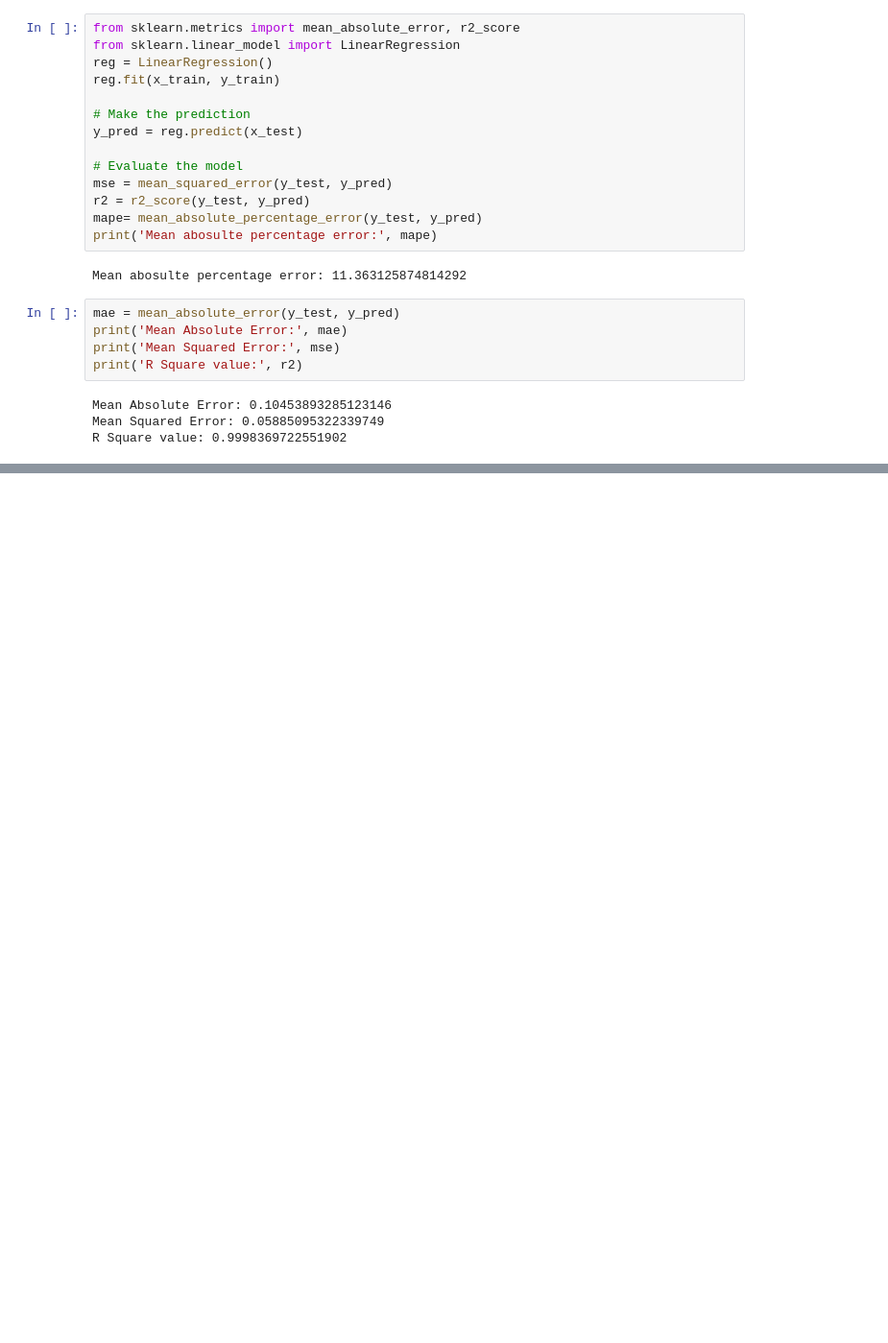
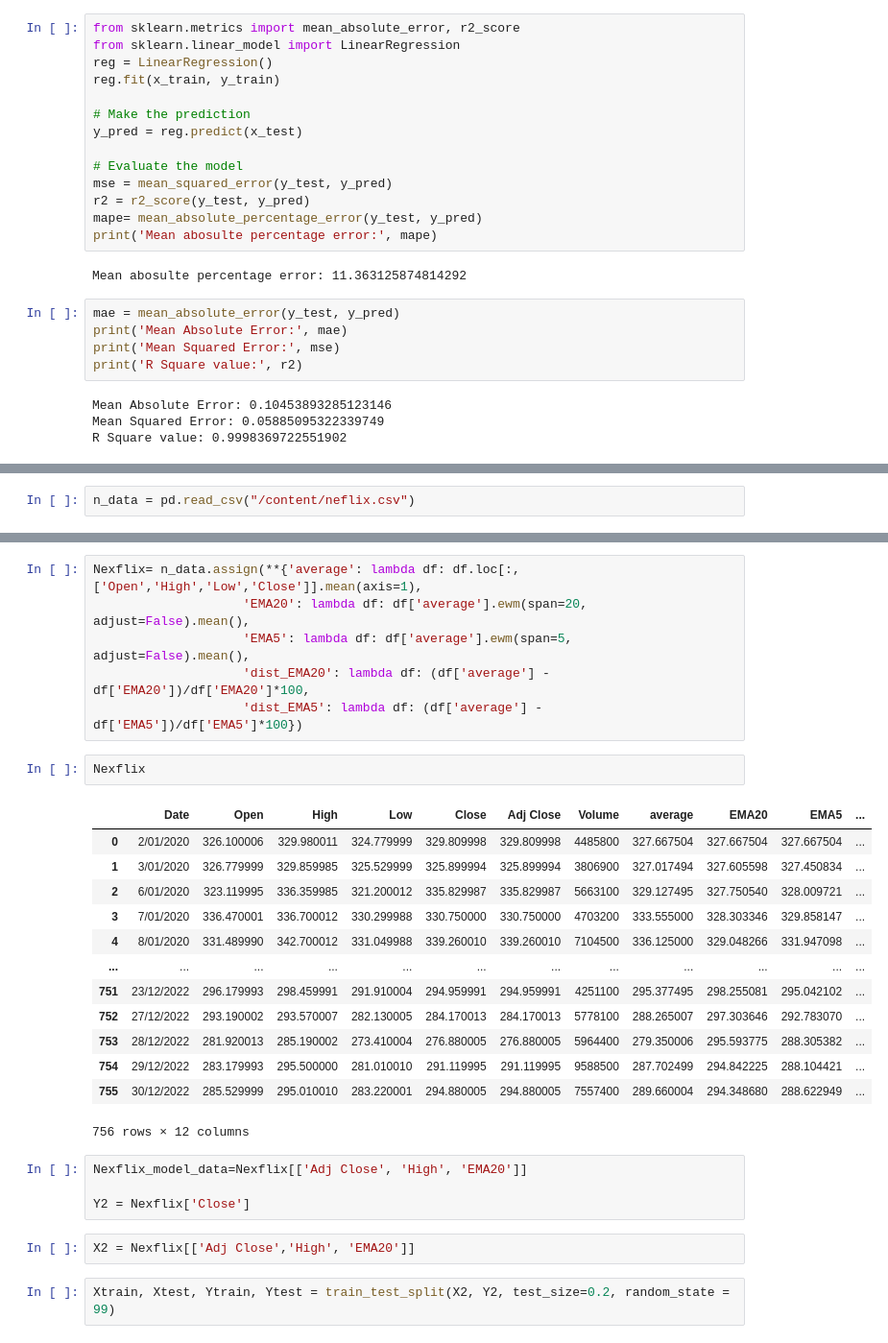
Before and after one commit to abosedealli/Stockprediction, a Jupyter notebook: LINEAR REGRESSION stock_dataset_preprocessing.ipynb, the cells around one changed output, grey strips where cells are left out. Shown: that part at 96% size. Saved outputs shown, nothing was run; the diff lists cells and outputs as text; blank space fills up the shorter version.

```diff
--- a/LINEAR REGRESSION stock_dataset_preprocessing.ipynb
+++ b/LINEAR REGRESSION stock_dataset_preprocessing.ipynb
@@ -229,0 +232,2 @@ Linear regression is not a good model for time series data thus we will use LSTM
+# %%
+n_data = pd.read_csv("/content/neflix.csv")
@@ -229,0 +250,30 @@ Linear regression is not a good model for time series data thus we will use LSTM
+# %%
+Nexflix= n_data.assign(**{'average': lambda df: df.loc[:,['Open','High','Low','Close']].mean(axis=1),
+                    'EMA20': lambda df: df['average'].ewm(span=20, adjust=False).mean(),
+                    'EMA5': lambda df: df['average'].ewm(span=5, adjust=False).mean(),
+                    'dist_EMA20': lambda df: (df['average'] - df['EMA20'])/df['EMA20']*100,
+                    'dist_EMA5': lambda df: (df['average'] - df['EMA5'])/df['EMA5']*100})
+# %%
+Nexflix
+# %% [output]
+|  | Date | Open | High | Low | Close | Adj Close | Volume | average | EMA20 | EMA5 | ... |
+| 0 | 2/01/2020 | 326.100006 | 329.980011 | 324.779999 | 329.809998 | 329.809998 | 4485800 | 327.667504 | 327.667504 | 327.667504 | ... |
+| 1 | 3/01/2020 | 326.779999 | 329.859985 | 325.529999 | 325.899994 | 325.899994 | 3806900 | 327.017494 | 327.605598 | 327.450834 | ... |
+| 2 | 6/01/2020 | 323.119995 | 336.359985 | 321.200012 | 335.829987 | 335.829987 | 5663100 | 329.127495 | 327.750540 | 328.009721 | ... |
+| 3 | 7/01/2020 | 336.470001 | 336.700012 | 330.299988 | 330.750000 | 330.750000 | 4703200 | 333.555000 | 328.303346 | 329.858147 | ... |
+| 4 | 8/01/2020 | 331.489990 | 342.700012 | 331.049988 | 339.260010 | 339.260010 | 7104500 | 336.125000 | 329.048266 | 331.947098 | ... |
+| ... | ... | ... | ... | ... | ... | ... | ... | ... | ... | ... | ... |
+| 751 | 23/12/2022 | 296.179993 | 298.459991 | 291.910004 | 294.959991 | 294.959991 | 4251100 | 295.377495 | 298.255081 | 295.042102 | ... |
+| 752 | 27/12/2022 | 293.190002 | 293.570007 | 282.130005 | 284.170013 | 284.170013 | 5778100 | 288.265007 | 297.303646 | 292.783070 | ... |
+| 753 | 28/12/2022 | 281.920013 | 285.190002 | 273.410004 | 276.880005 | 276.880005 | 5964400 | 279.350006 | 295.593775 | 288.305382 | ... |
+| 754 | 29/12/2022 | 283.179993 | 295.500000 | 281.010010 | 291.119995 | 291.119995 | 9588500 | 287.702499 | 294.842225 | 288.104421 | ... |
+| 755 | 30/12/2022 | 285.529999 | 295.010010 | 283.220001 | 294.880005 | 294.880005 | 7557400 | 289.660004 | 294.348680 | 288.622949 | ... |
+756 rows × 12 columns
+# %%
+Nexflix_model_data=Nexflix[['Adj Close', 'High', 'EMA20']]
+
+Y2 = Nexflix['Close']
+# %%
+X2 = Nexflix[['Adj Close','High', 'EMA20']]
+# %%
+Xtrain, Xtest, Ytrain, Ytest = train_test_split(X2, Y2, test_size=0.2, random_state = 99)
```
Also changed, not shown: parts of 8 cells of this notebook.
